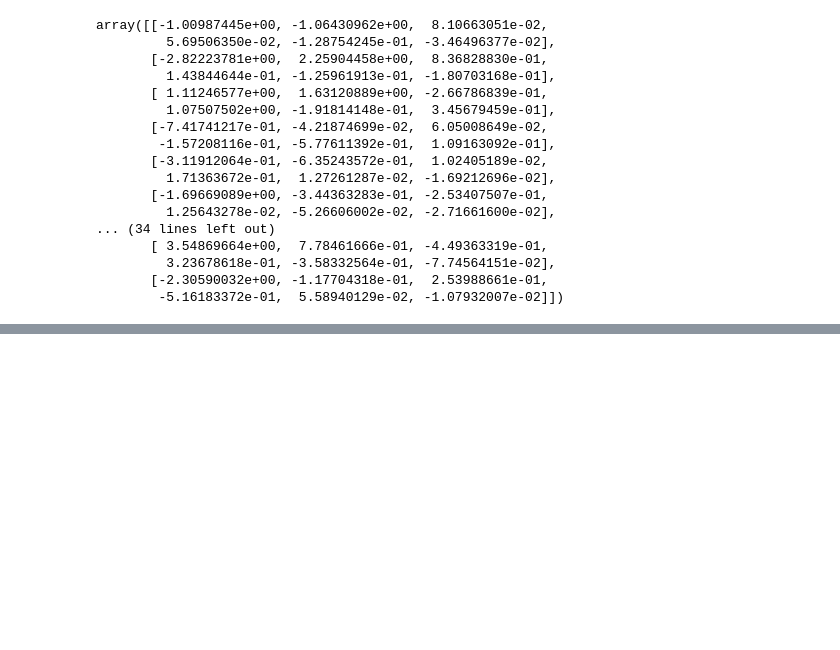
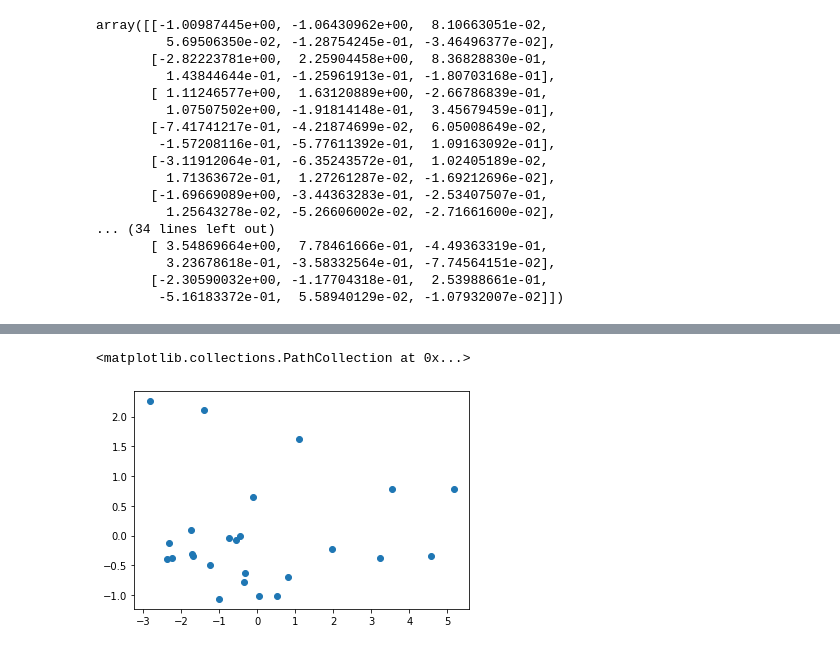
Before and after one commit to Aashrit77/Python, a Jupyter notebook: PCA.ipynb, the cells around one changed output, grey strips where cells are left out. Drawn from its saved outputs; the diff is of its cells as text; code cells hidden in the pictures; blank space fills up the shorter version.

```diff
--- a/PCA.ipynb
+++ b/PCA.ipynb
@@ -140,0 +157,8 @@ array([[-0.45774863, -0.42714437,  0.42430805,  0.39064831, -0.36252316,
+# %%
+#lets us plot a graph between the first and second PC:
+x = pca_values[:,0:1]
+y = pca_values[:,1:2]
+plt.scatter(x,y)
+# %% [output]
+<matplotlib.collections.PathCollection at 0x...>
+[figure, added]
```
Also changed, not shown: parts of 10 cells of this notebook.
